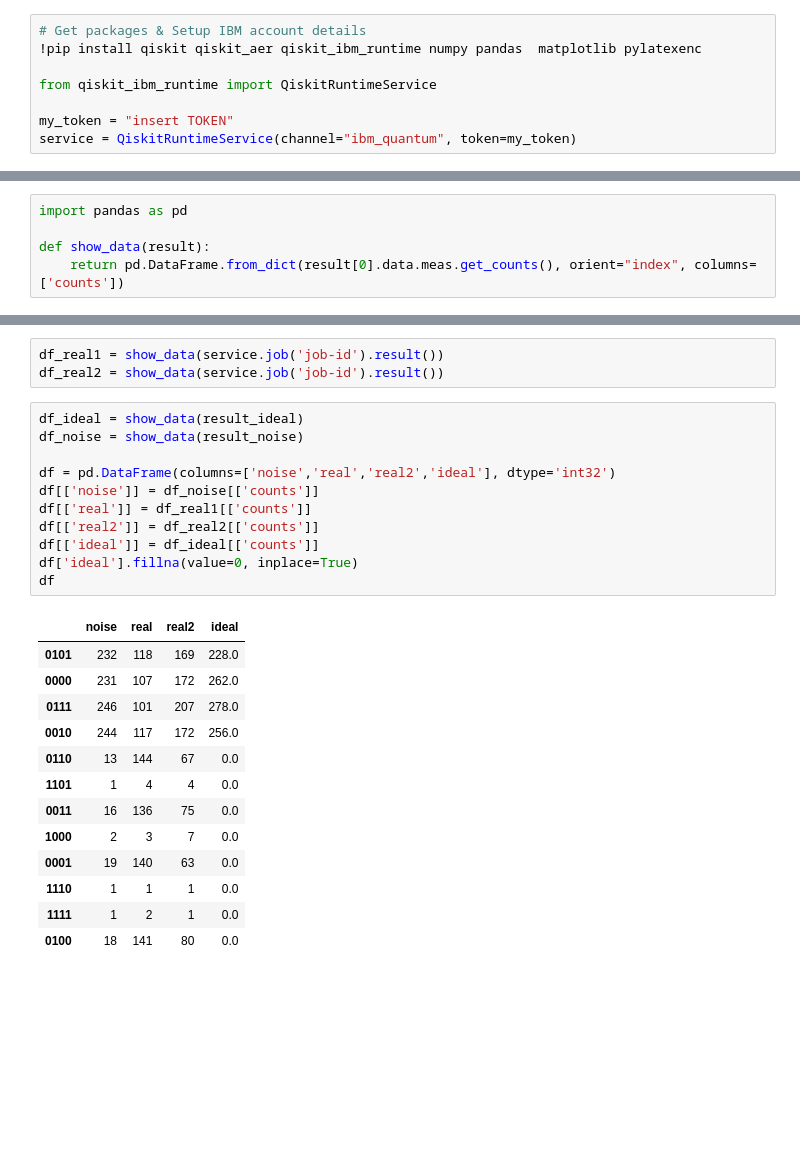
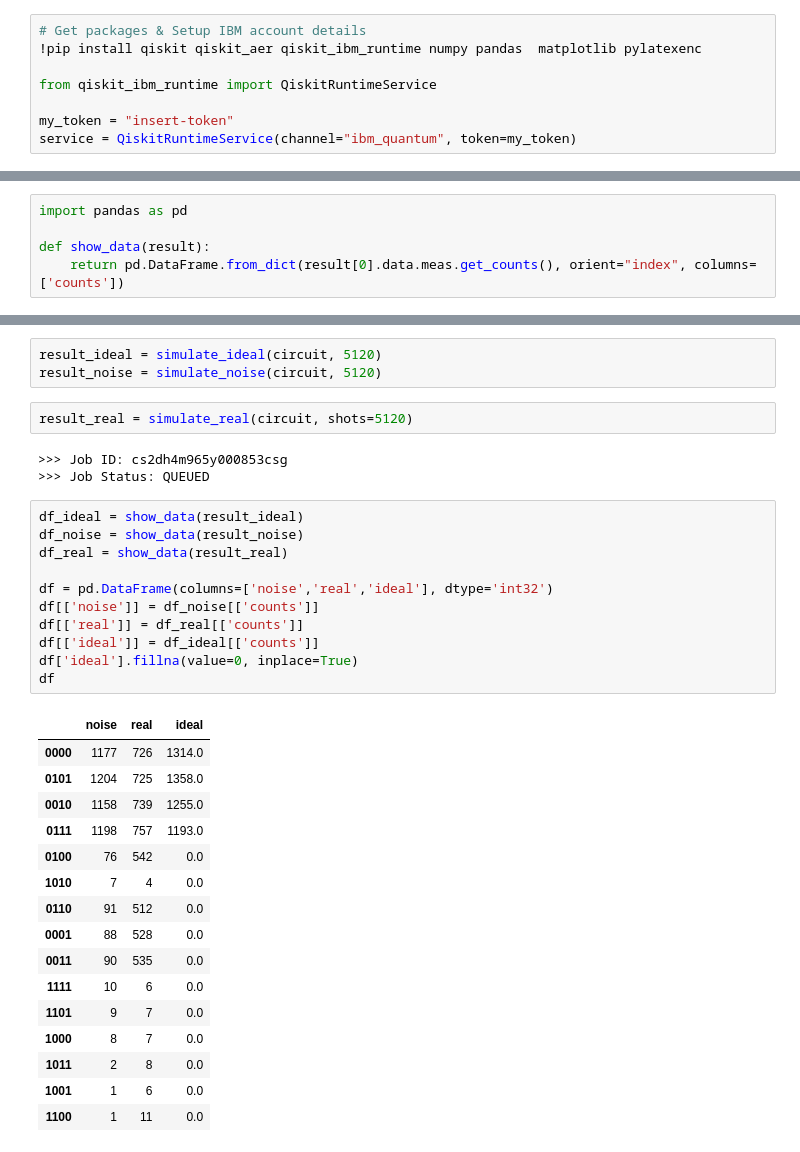
Before and after one commit to RysanDeluna/Q1DCA-experiments, a Jupyter notebook: ExperimentsRule90.ipynb, the cells around one changed output, grey strips where cells are left out. Saved outputs shown, nothing was run; the diff lists cells and outputs as text; blank space fills up the shorter version.

```diff
--- a/ExperimentsRule90.ipynb
+++ b/ExperimentsRule90.ipynb
@@ -6,5 +8,5 @@
 
 from qiskit_ibm_runtime import QiskitRuntimeService
 
-my_token = "insert TOKEN"
+my_token = "insert-token"
 service = QiskitRuntimeService(channel="ibm_quantum", token=my_token)
@@ -108,28 +91,36 @@ result_noise = simulate_noise(circuit, 1024)
-# %%
-df_real1 = show_data(service.job('job-id').result())
-df_real2 = show_data(service.job('job-id').result())
+# %%
+result_ideal = simulate_ideal(circuit, 5120)
+result_noise = simulate_noise(circuit, 5120)
+# %%
+result_real = simulate_real(circuit, shots=5120)
+# %% [output]
+>>> Job ID: cs2dh4m965y000853csg
+>>> Job Status: QUEUED
 # %%
 df_ideal = show_data(result_ideal)
 df_noise = show_data(result_noise)
+df_real = show_data(result_real)
 
-df = pd.DataFrame(columns=['noise','real','real2','ideal'], dtype='int32')
+df = pd.DataFrame(columns=['noise','real','ideal'], dtype='int32')
 df[['noise']] = df_noise[['counts']]
-df[['real']] = df_real1[['counts']]
-df[['real2']] = df_real2[['counts']]
+df[['real']] = df_real[['counts']]
 df[['ideal']] = df_ideal[['counts']]
 df['ideal'].fillna(value=0, inplace=True)
 df
 # %% [output]
-|  | noise | real | real2 | ideal |
-| 0101 | 232 | 118 | 169 | 228.0 |
-| 0000 | 231 | 107 | 172 | 262.0 |
-| 0111 | 246 | 101 | 207 | 278.0 |
-| 0010 | 244 | 117 | 172 | 256.0 |
-| 0110 | 13 | 144 | 67 | 0.0 |
-| 1101 | 1 | 4 | 4 | 0.0 |
-| 0011 | 16 | 136 | 75 | 0.0 |
-| 1000 | 2 | 3 | 7 | 0.0 |
-| 0001 | 19 | 140 | 63 | 0.0 |
-| 1110 | 1 | 1 | 1 | 0.0 |
-| 1111 | 1 | 2 | 1 | 0.0 |
-| 0100 | 18 | 141 | 80 | 0.0 |
+|  | noise | real | ideal |
+| 0000 | 1177 | 726 | 1314.0 |
+| 0101 | 1204 | 725 | 1358.0 |
+| 0010 | 1158 | 739 | 1255.0 |
+| 0111 | 1198 | 757 | 1193.0 |
+| 0100 | 76 | 542 | 0.0 |
+| 1010 | 7 | 4 | 0.0 |
+| 0110 | 91 | 512 | 0.0 |
+| 0001 | 88 | 528 | 0.0 |
+| 0011 | 90 | 535 | 0.0 |
+| 1111 | 10 | 6 | 0.0 |
+| 1101 | 9 | 7 | 0.0 |
+| 1000 | 8 | 7 | 0.0 |
+| 1011 | 2 | 8 | 0.0 |
+| 1001 | 1 | 6 | 0.0 |
+| 1100 | 1 | 11 | 0.0 |
```
Also changed, not shown: parts of 4 cells of this notebook.
